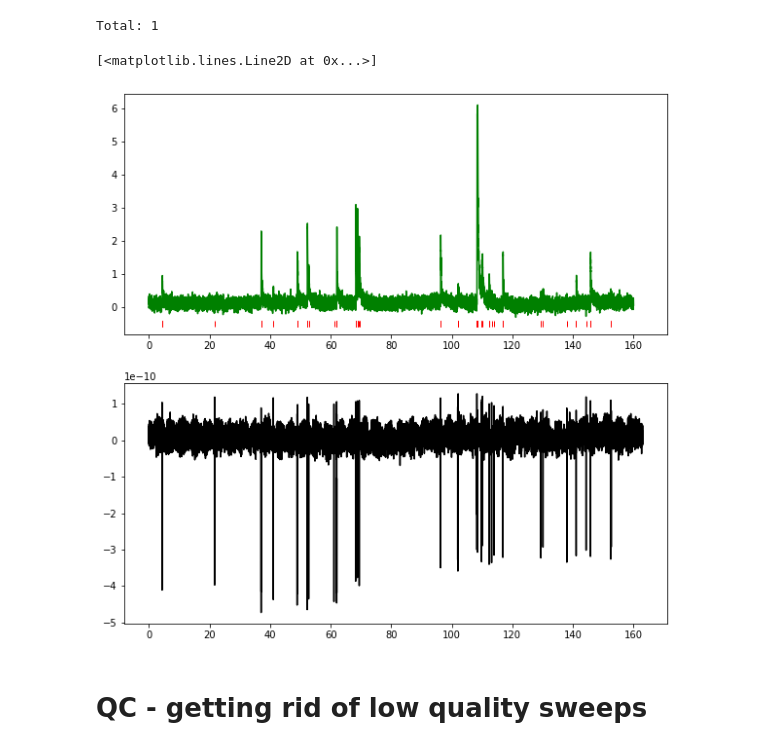
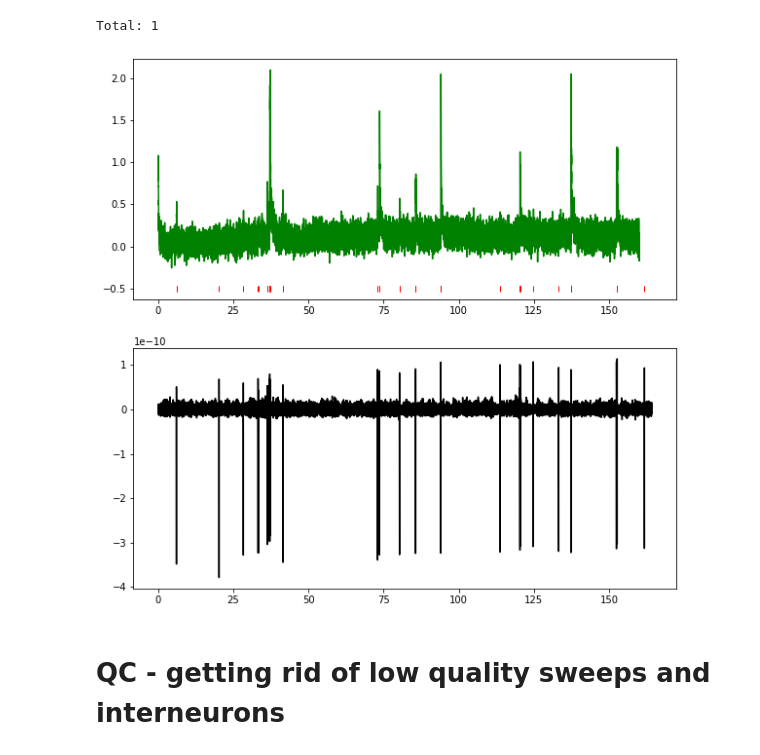
Before and after one commit to rozmar/jGCaMP8_mouse_cell_attached_pipeline, a Jupyter notebook: tutorials/access_data_example.ipynb, the cells around one changed output. Drawn from its saved outputs; the diff is of its cells as text; code cells hidden in the pictures.

Commit message:
movie fetching example added

```diff
--- a/tutorials/access_data_example.ipynb
+++ b/tutorials/access_data_example.ipynb
@@ -361,47 +361,62 @@ Total: 1
 # %%
 # let's download the ROI, neuropil, frame times, ephys, action potential times for this sweep,
 # and plot them on a single figure
 # the electrophysiology time is referenced to the cell, and the movie is referenced to the
 # session start, so we have to take care of this along the way
-
+from utils import utils_plot, utils_ephys
 key = {'subject_id': 471991,# the first first four entries identify a single sweep
        'session':1,
        'cell_number':1,
-       'sweep_number':2,
+       'sweep_number':0,
        'motion_correction_method':"Suite2P",# the second four entries restrict the imaging data (see above)
        'roi_type':"Suite2P",
        'channel_number':1,
        'neuropil_number':1}
 
-cell_recording_start, session_time = (ephys_cell_attached.Cell()*experiment.Session()&key).fetch1('cell_recording_start', 'session_time')
+def plot_movie(key,title = '',filter_sigma = 5):
+    cell_recording_start, session_time = (ephys_cell_attached.Cell()*experiment.Session()&key).fetch1('cell_recording_start', 'session_time')
 
-imaging_table = imaging.MovieFrameTimes()*imaging.ROI()*imaging.ROINeuropilTrace()*imaging.ROITrace()*imaging_gt.ROISweepCorrespondance()
-roi_f,neuropil_f,roi_time_offset,frame_times = (imaging_table&key).fetch1('roi_f','neuropil_f','roi_time_offset','frame_times')
-frame_times = frame_times+ roi_time_offset
+    imaging_table = imaging.MovieFrameTimes()*imaging.ROI()*imaging.ROINeuropilTrace()*imaging.ROITrace()*imaging_gt.ROISweepCorrespondance()
+    roi_f,neuropil_f,roi_time_offset,frame_times = (imaging_table&key).fetch1('roi_f','neuropil_f','roi_time_offset','frame_times')
+    frame_times = frame_times+ roi_time_offset
+    frame_rate = np.median(np.diff(frame_times))
+    if filter_sigma>0:
+        roi_f = utils_plot.gaussFilter(roi_f,frame_rate,filter_sigma)
+        neuropil_f = utils_plot.gaussFilter(neuropil_f,frame_rate,filter_sigma)
 
-roi_f_corr = roi_f-neuropil_f*0.8
-f0 = np.percentile(roi_f_corr,10)
-roi_dff = (roi_f_corr-f0)/f0
+    roi_f_corr = roi_f-neuropil_f*0.8
+    f0 = np.percentile(roi_f_corr,10)
+    roi_dff = (roi_f_corr-f0)/f0
 
-sweep_start_time =  (ephys_cell_attached.Sweep()&key).fetch1('sweep_start_time')
-response_trace, sample_rate = (ephys_cell_attached.SweepMetadata()*ephys_cell_attached.SweepResponse()&key).fetch1('response_trace','sample_rate')
+    sweep_start_time =  (ephys_cell_attached.Sweep()&key).fetch1('sweep_start_time')
+    response_trace, sample_rate = (ephys_cell_attached.SweepMetadata()*ephys_cell_attached.SweepResponse()&key).fetch1('response_trace','sample_rate')
+    response_trace,stim_idxs,stim_amplitudes = utils_ephys.remove_stim_artefacts_without_stim(response_trace, sample_rate)
+    response_trace_filt = utils_plot.hpFilter(response_trace, 50, 1, sample_rate, padding = True)
+    response_trace_filt = utils_plot.gaussFilter(response_trace_filt,sample_rate,sigma = .0001)
 
-ephys_time = np.arange(len(response_trace))/sample_rate
-frame_times = frame_times - ((cell_recording_start-session_time).total_seconds()+float(sweep_start_time))
+    ephys_time = np.arange(len(response_trace))/sample_rate
+    frame_times = frame_times - ((cell_recording_start-session_time).total_seconds()+float(sweep_start_time))
 
-ap_max_times,ap_max_indices=(ephysanal_cell_attached.ActionPotential()&key).fetch('ap_max_time','ap_max_index')
+    ap_max_times,ap_max_indices=(ephysanal_cell_attached.ActionPotential()&key).fetch('ap_max_time','ap_max_index')
 
-fig = plt.figure(figsize = [10,10])
-ax_ophys = fig.add_subplot(2,1,1)
-ax_ephys = fig.add_subplot(2,1,2,sharex = ax_ophys)
-ax_ophys.plot(frame_times,roi_dff,'g-')
-ax_ophys.plot(np.asarray(ap_max_times,'float'),np.zeros(len(ap_max_times))-.5,'r|')
-ax_ephys.plot(ephys_time,response_trace,'k-')
+    fig = plt.figure(figsize = [10,10])
+    ax_ophys = fig.add_subplot(2,1,1)
+    ax_ephys = fig.add_subplot(2,1,2,sharex = ax_ophys)
+    ax_ophys.plot(frame_times,roi_dff,'g-')
+    ax_ophys.plot(np.asarray(ap_max_times,'float'),np.zeros(len(ap_max_times))-.5,'r|')
+    ax_ephys.plot(ephys_time,response_trace_filt,'k-')
+    ax_ophys.set_title(title)
+    data_dict = {'dff':roi_f_corr,
+                'frame_times':frame_times,
+                'ephys_trace':response_trace_filt,
+                'ephys_time':ephys_time,
+                'ap_max_times':np.asarray(ap_max_times,float)}
+    return data_dict, fig
+data_dict, fig = plot_movie(key)
 # %% [output]
-[<matplotlib.lines.Line2D at 0x...>]
-[figure, old version]
+[figure, new version]
 # %% [markdown]
-# QC - getting rid of low quality sweeps
+# QC - getting rid of low quality sweeps and interneurons
 # %%
 # for each sweep we defined metrics that can help you clean up the data
 # This are not final criteria, feel free to come up with new constrains.
```
Also changed, not shown: parts of 1 cell of this notebook.
